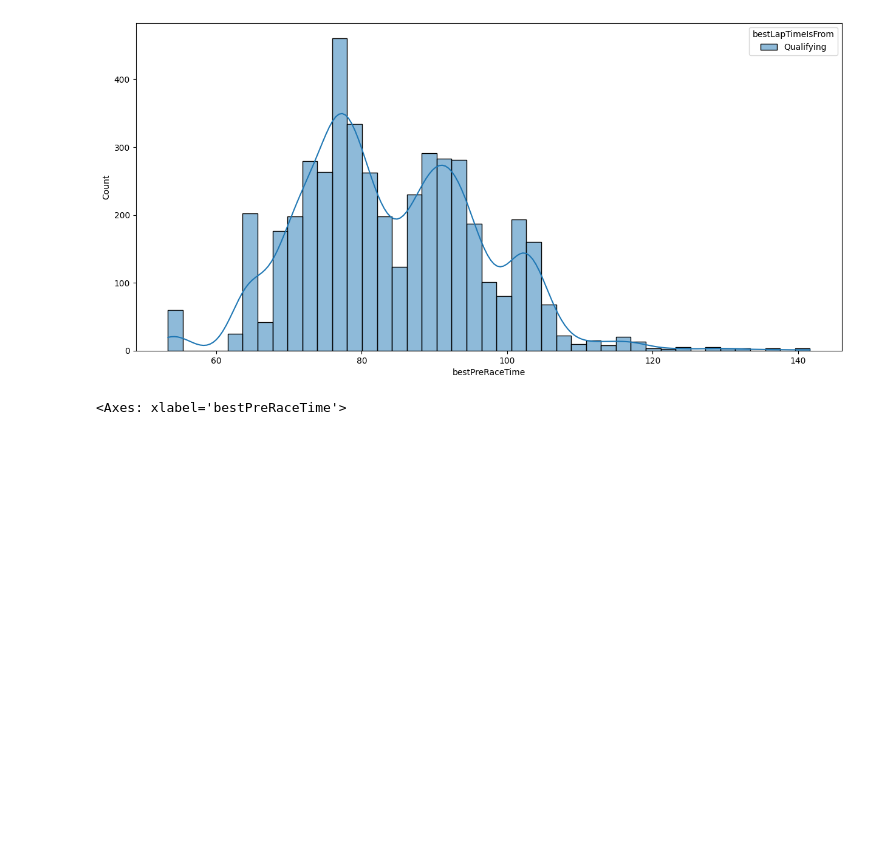
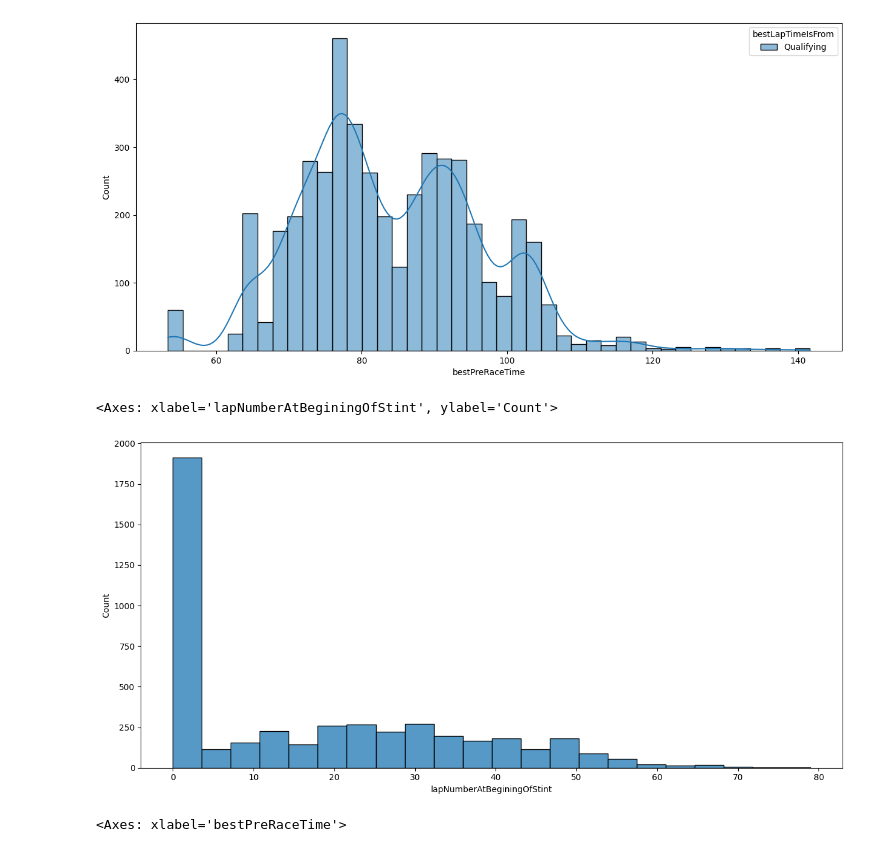
Before and after one commit to ReneGumzej/ML-F1-Optimal-Pit-Time-Prediction, a Jupyter notebook: notebook/eda.ipynb, the cells around one changed output. Saved outputs shown, nothing was run; the diff lists cells and outputs as text; code cells hidden in the pictures; blank space fills up the shorter version.

```diff
--- a/notebook/eda.ipynb
+++ b/notebook/eda.ipynb
@@ -208,6 +208,12 @@ sns.histplot(data=df, x="bestPreRaceTime", hue="bestLapTimeIsFrom", kde=True)
 # %% [output]
 <Axes: xlabel='bestPreRaceTime', ylabel='Count'>
 [figure]
+# %%
+fig, axs = plt.subplots(figsize=(15, 7))
+sns.histplot(data=df, x="lapNumberAtBeginingOfStint")
+# %% [output]
+<Axes: xlabel='lapNumberAtBeginingOfStint', ylabel='Count'>
+[figure, added]
 # %%
 fig, axs = plt.subplots(figsize=(15, 7))
 sns.boxenplot(data=df, x="bestPreRaceTime")
```
Also changed, not shown: parts of 1 cell of this notebook, 10 other files.
